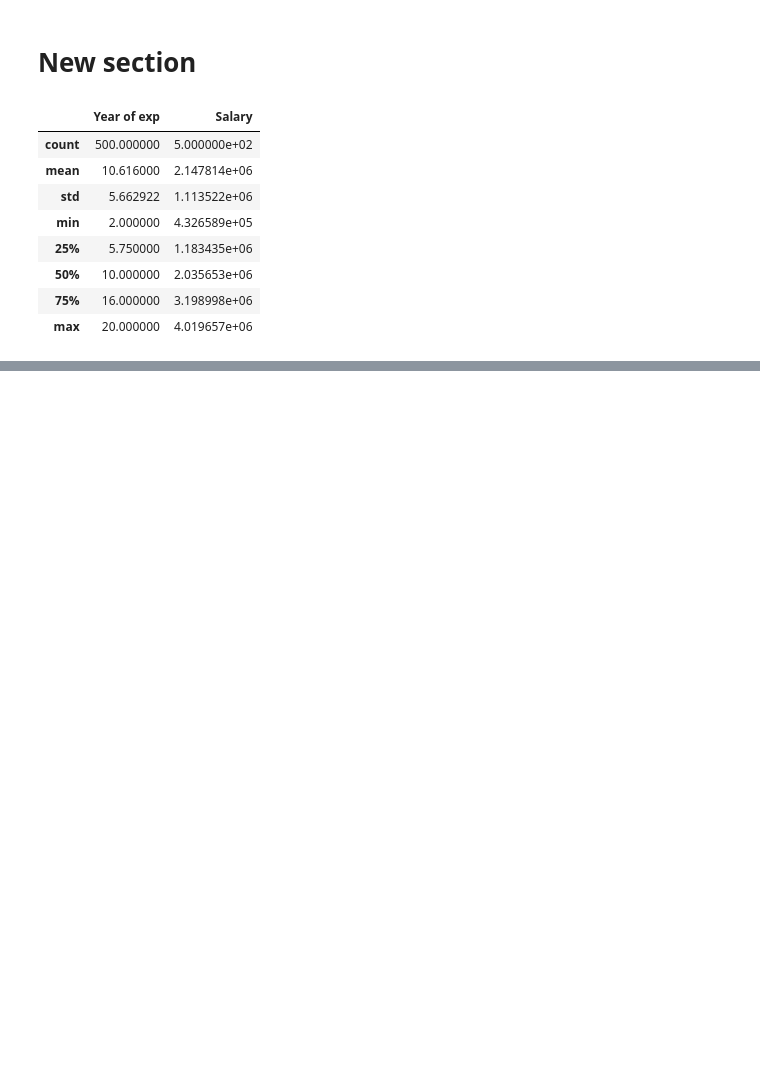
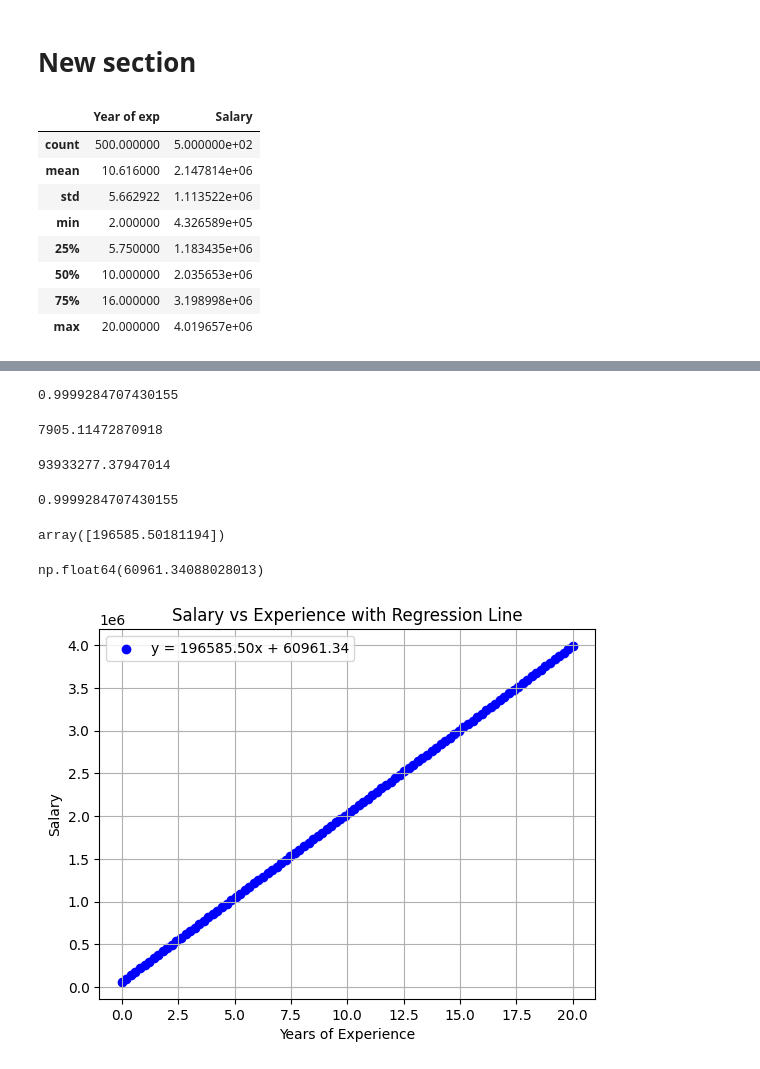
Before and after one commit to ajwaadhussain/AudioBook-to-PDF, a Jupyter notebook: chapter_appendix-tools-for-deep-learning/jupyter.ipynb, the cells around one changed output, grey strips where cells are left out. Drawn from its saved outputs; the diff is of its cells as text; code cells hidden in the pictures; blank space fills up the shorter version.

```diff
--- a/chapter_appendix-tools-for-deep-learning/jupyter.ipynb
+++ b/chapter_appendix-tools-for-deep-learning/jupyter.ipynb
@@ -38,0 +64,4 @@ df.describe()
+# %%
+lr.score(X_test, y_test)
+# %% [output]
+0.9999284707430155
@@ -38,0 +72,36 @@ df.describe()
+# %%
+mean_absolute_error(y_test, y_pred)
+# %% [output]
+7905.11472870918
+# %%
+mean_squared_error(y_test, y_pred)
+# %% [output]
+93933277.37947014
+# %%
+r2_score(y_test, y_pred)
+# %% [output]
+0.9999284707430155
+# %%
+lr.coef_
+# %% [output]
+array([196585.50181194])
+# %%
+lr.intercept_
+# %% [output]
+np.float64(60961.34088028013)
+# %%
+coefficients = lr.coef_
+intercept = lr.intercept_
+
+x = np.linspace(0, 20, 100)
+y = coefficients * x + intercept
+
+plt.scatter(x, y, label=f'y = {coefficients[0]:.2f}x + {intercept:.2f}', color='blue') # Changed X to x and added formatting
+plt.xlabel('Years of Experience')
+plt.ylabel('Salary')
+plt.title('Salary vs Experience with Regression Line')
+plt.grid()
+plt.legend() # Added legend to show the label
+plt.show()
+# %% [output]
+[figure, added]
```
Also changed, not shown: parts of 6 cells of this notebook.
